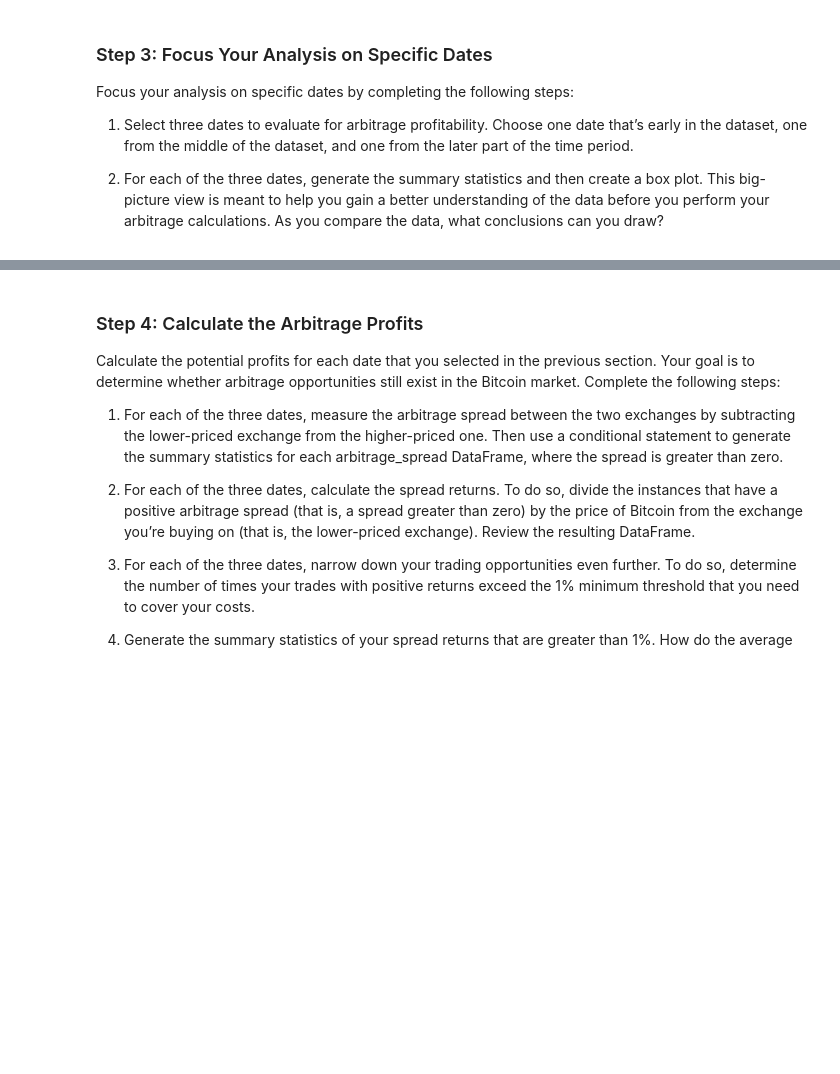
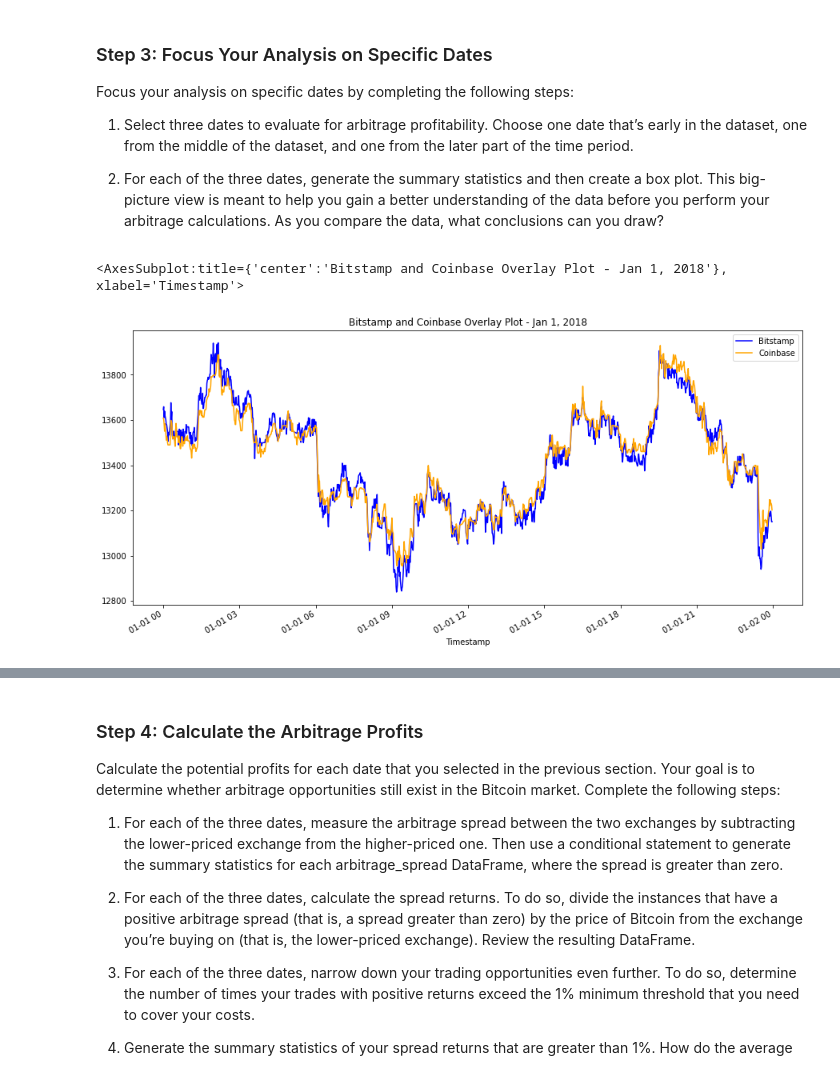
Before and after one commit to stipptracie/Module3_Challenge_Bitcoin, a Jupyter notebook: crypto_arbitrage.ipynb, the cells around one changed output, grey strips where cells are left out. Drawn from its saved outputs; the diff is of its cells as text; code cells hidden in the pictures; blank space fills up the shorter version.

```diff
--- a/crypto_arbitrage.ipynb
+++ b/crypto_arbitrage.ipynb
@@ -296,7 +317,14 @@ Focus your analysis on specific dates by completing the following steps:
 # %%
 # Create an overlay plot that visualizes the two dataframes over a period of one day early in the dataset.
 # Be sure that the plots include the parameters `legend`, `figsize`, `title`, `color` and `label`
 # YOUR CODE HERE
+bitstamp_firstday = bitstamp_sliced.loc['2018-01-01 00:00:00':'2018-01-01 23:58:00']
+coinbase_firstday = coinbase_sliced.loc['2018-01-01 00:00:00':'2018-01-01 23:58:00']
+bitstamp_firstday.plot(legend=True, figsize=(15, 7), title="Bitstamp and Coinbase Overlay Plot - Jan 1, 2018", color="blue", label="Bitstamp")
+coinbase_firstday.plot(legend=True, figsize=(15, 7), color="orange", label="Coinbase")
+# %% [output]
+<AxesSubplot:title={'center':'Bitstamp and Coinbase Overlay Plot - Jan 1, 2018'}, xlabel='Timestamp'>
+[figure, added]
 # %%
 # Using the early date that you have selected, calculate the arbitrage spread
 # by subtracting the bitstamp lower closing prices from the coinbase higher closing prices
```
Also changed, not shown: parts of 12 cells of this notebook.
